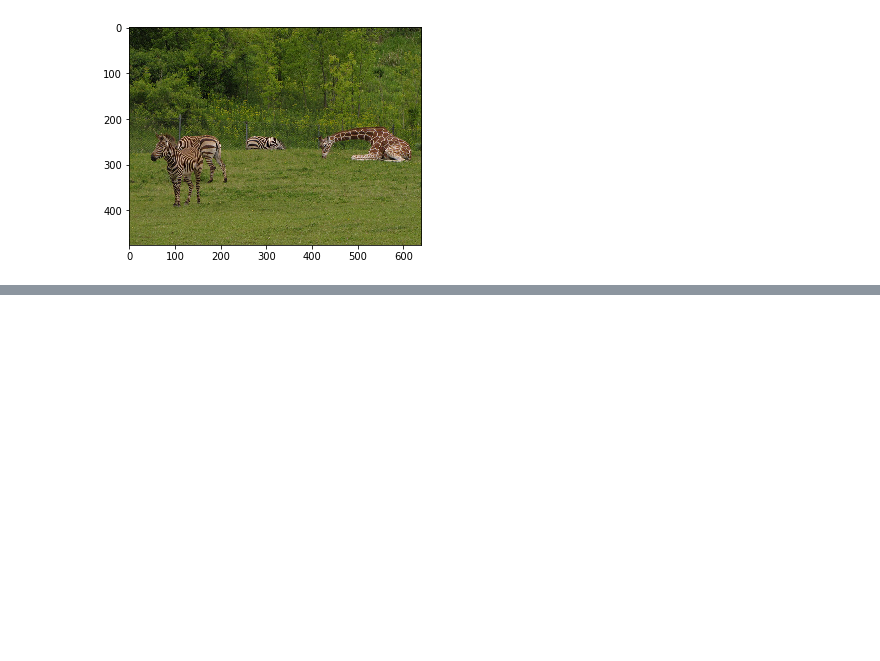
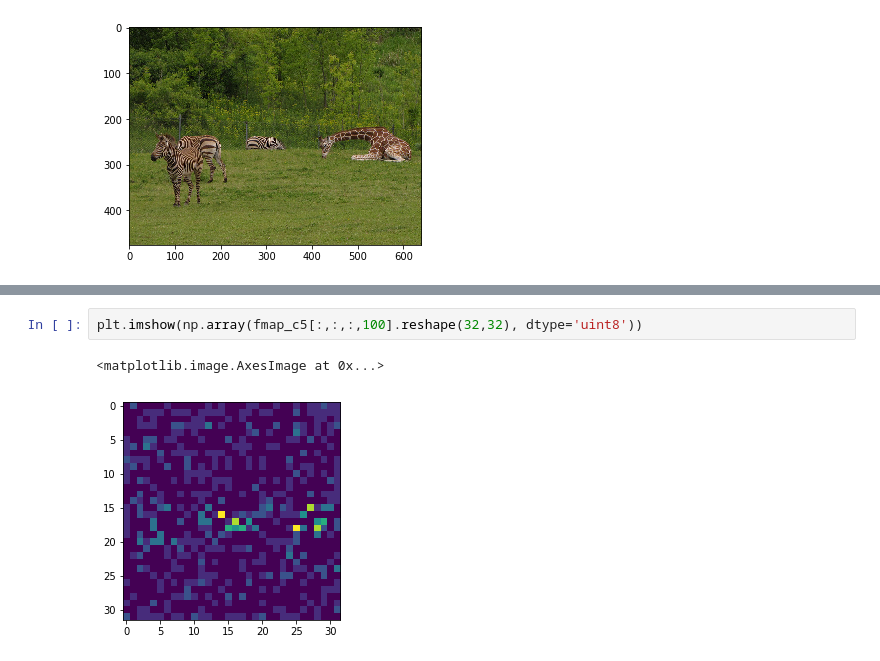
Before and after one commit to Sardhendu/ObjectDetection, a Jupyter notebook: Notebooks/Analysis.ipynb, the cells around one changed output, grey strips where cells are left out. Drawn from its saved outputs; the diff is of its cells as text; blank space fills up the shorter version.

```diff
--- a/Notebooks/Analysis.ipynb
+++ b/Notebooks/Analysis.ipynb
@@ -54,0 +90,5 @@ from skimage.transform import rescale, resize, downscale_local_mean
+# %%
+plt.imshow(np.array(fmap_c5[:,:,:,100].reshape(32,32), dtype='uint8'))
+# %% [output]
+<matplotlib.image.AxesImage at 0x...>
+[figure, added]
```
Also changed, not shown: parts of 12 cells of this notebook, 4 other files.
